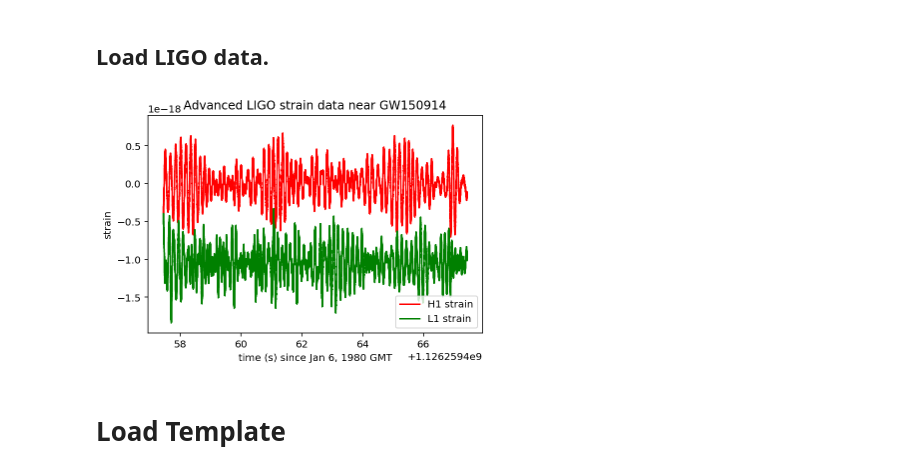
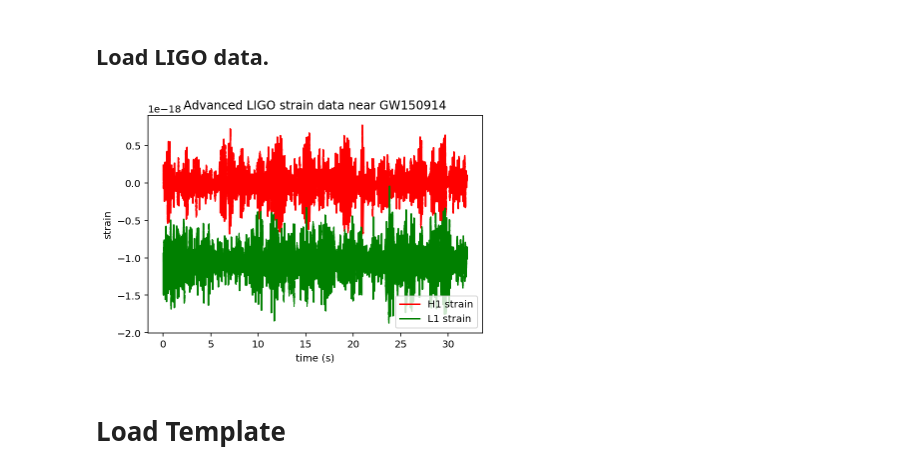
Before and after one commit to bruffolo/PHYS512, a Jupyter notebook: Test_v4.ipynb, the cells around one changed output. Drawn from its saved outputs; the diff is of its cells as text; code cells hidden in the pictures.

```diff
--- a/Test_v4.ipynb
+++ b/Test_v4.ipynb
@@ -36,22 +36,22 @@ except:
     print("Cannot find data files!")
 # %%
 # both H1 and L1 will have the same time vector, so:
-time = time_H1
+time = time_H1-time_H1[0]
+
+# Save the data start time in seconds since Jan 6, 1980 GMT
+data_start_std = time_H1[0]
+
 # the time sample interval (uniformly sampled!)
 dt = time[1] - time[0]
 # %%
-# plot +- deltat seconds around the event:
-deltat = 5
-# index into the strain time series for this time interval:
-indxt = np.where((time >= tevent-deltat) & (time < tevent+deltat))
 plt.figure()
-plt.plot(time[indxt],strain_H1[indxt],'r',label='H1 strain')
-plt.plot(time[indxt],strain_L1[indxt],'g',label='L1 strain')
-plt.xlabel('time (s) since Jan 6, 1980 GMT');plt.ylabel('strain')
+plt.plot(time,strain_H1,'r',label='H1 strain')
+plt.plot(time,strain_L1,'g',label='L1 strain')
+plt.xlabel('time (s)');plt.ylabel('strain')
 plt.legend(loc='lower right');plt.title('Advanced LIGO strain data near '+eventname)
 plt.show()
 # %% [output]
-[figure, old version]
+[figure, new version]
 # %% [markdown]
 # Load Template
 # %%
```
Also changed, not shown: parts of 47 cells of this notebook.
